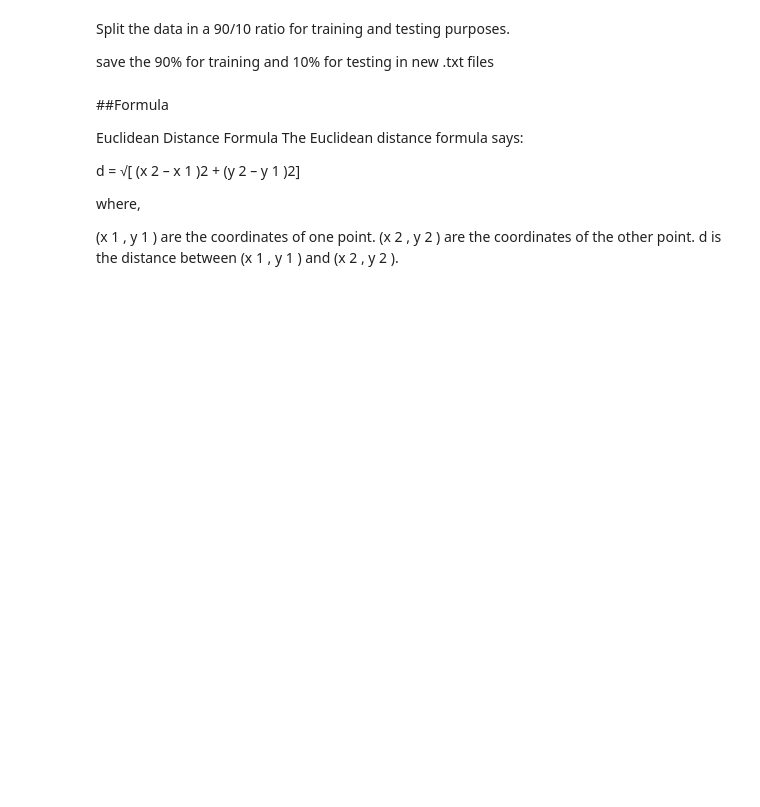
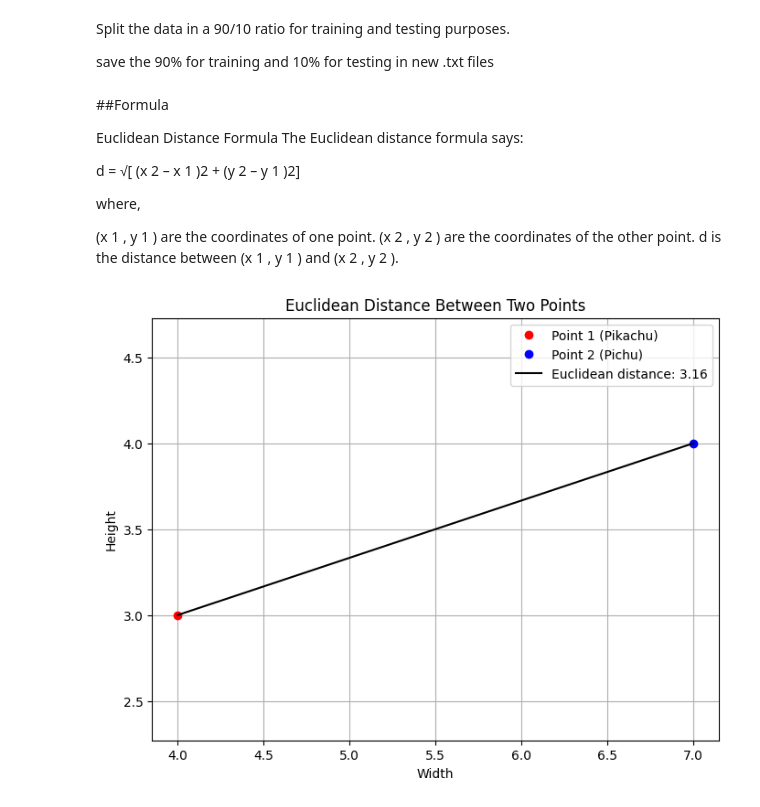
Before and after one commit to Buriiboo/Brian-Gomez-Santiestevez-OPA23GB, a Jupyter notebook: Labb1KNN.ipynb, the cells around one changed output. Cells and saved outputs as stored; diff of their text form; code cells hidden in the pictures; blank space fills up the shorter version.

```diff
--- a/Labb1KNN.ipynb
+++ b/Labb1KNN.ipynb
@@ -157,3 +170,37 @@ d is the distance between (x
 , y
 2
 ).
+# %%
+import math
+import matplotlib.pyplot as plt
+
+def euclidean_distance(point1, point2):
+    """Calculate the Euclidean distance between two points."""
+    return math.sqrt(sum((p - q) ** 2 for p, q in zip(point1, point2)))
+
+# Points example
+point1 = (4, 3)  # e.g., Pikachu
+point2 = (7, 4)  # e.g., Pichu
+
+# Calculate distance
+distance = euclidean_distance(point1, point2)
+
+# Plotting
+plt.figure(figsize=(8, 6))
+# Plot points
+plt.plot(*point1, 'ro', label='Point 1 (Pikachu)')  # Red dot
+plt.plot(*point2, 'bo', label='Point 2 (Pichu)')    # Blue dot
+# Plot line between points
+plt.plot([point1[0], point2[0]], [point1[1], point2[1]], 'k-', label=f'Euclidean distance: {distance:.2f}')
+
+# Additional plot formatting
+plt.xlabel('Width')
+plt.ylabel('Height')
+plt.title('Euclidean Distance Between Two Points')
+plt.legend()
+plt.grid(True)
+plt.axis('equal')  # Equal aspect ratio ensures that the distance is represented accurately.
+
+plt.show()
+# %% [output]
+[figure, added]
```
Also changed, not shown: parts of 6 cells of this notebook, 6 other files.
